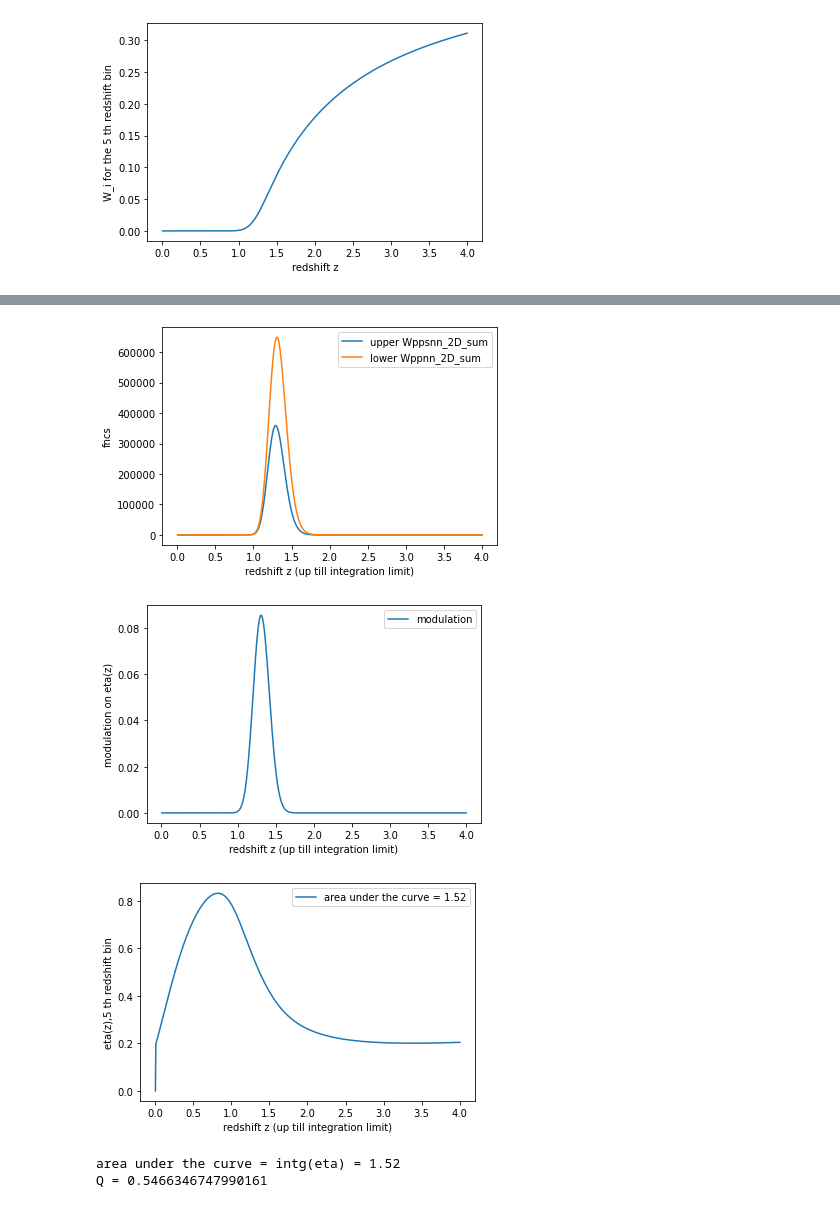
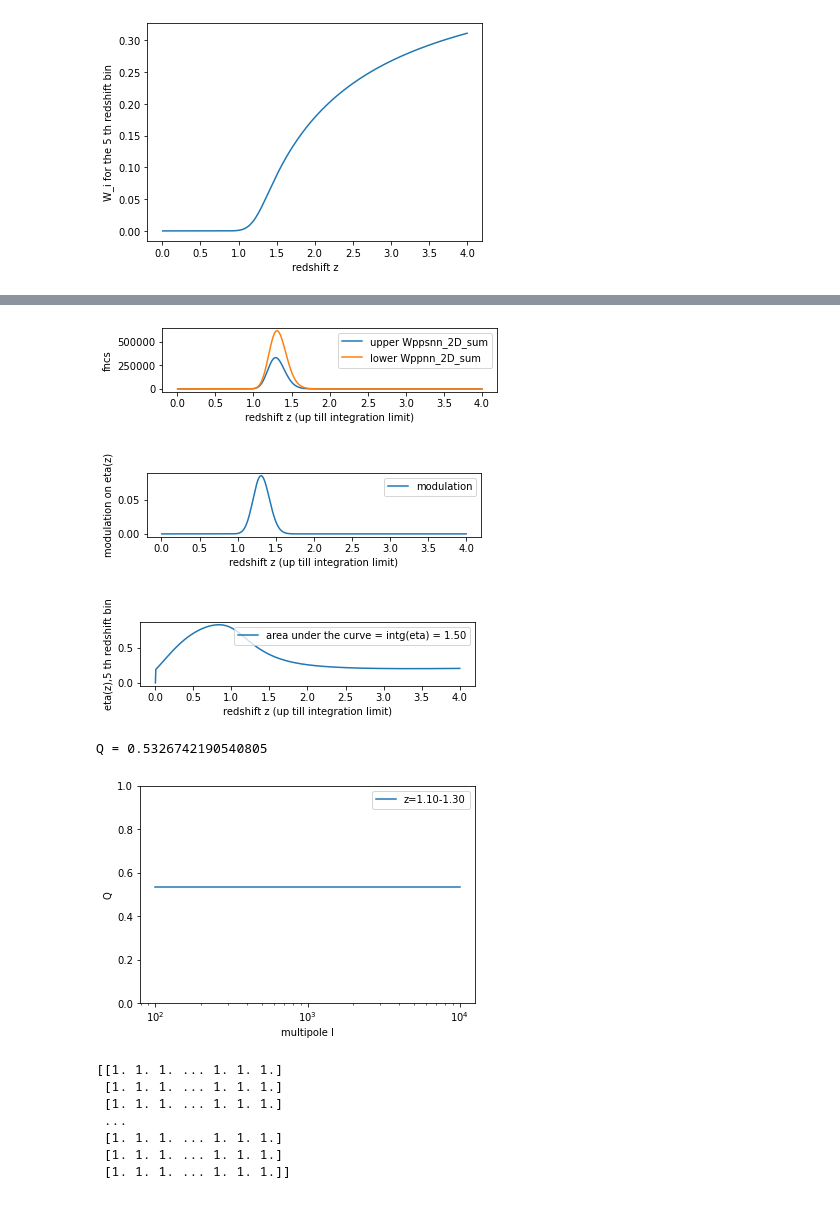
Before and after one commit to AZhou00/IA-Self-Calib, a Jupyter notebook: Q_function/Self_Calib_Q_v8 - Restructured.ipynb, the cells around one changed output, grey strips where cells are left out. Drawn from its saved outputs; the diff is of its cells as text; code cells hidden in the pictures.

```diff
--- a/Q_function/Self_Calib_Q_v8 - Restructured.ipynb
+++ b/Q_function/Self_Calib_Q_v8 - Restructured.ipynb
@@ -155,11 +155,11 @@ for z_index in range(len(z_list)):#[int(1.2*z_res)]
     Wppnn_2D = np.empty((len(z_list),len(z_i_list)),dtype='float64')
 
     for zGP_index in range(len(z_i_list)):
-        filterfunction = z_i_list-z_i_list[zGP_index] #filterfunction has entries 0 if zgP-zGP<0
+        filterfunction = z_i_list-z_i_list[zGP_index] #filterfunction has entries 0 if zgP-zGP>0
         filterfunction[filterfunction>0]=0
-        filterfunction=filterfunction != 0 #False for entries zgP-zGP<0
+        filterfunction=filterfunction != 0 #False for entries zgP-zGP>0
         #sum over the zgP variable. Left with "z_res*intg_zilb^ziub (p*S*n*n)@z=z_list[z_index]""
-        temp_vec = photozPDF[z_index]*n_p_i_bin_list[zGP_index]*n_p_i_bin_list
+        temp_vec = photozPDF[z_index]*n_i_list[zGP_index]*n_i_list
         psnn_zGP[zGP_index] = np.sum(temp_vec*filterfunction,dtype='float64')
         #sum over the zgP variable. Left with "z_res*intg_zilb^ziub (p*n*n)@z=z_list[z_index]""
         pnn_zGP[zGP_index] = np.sum(temp_vec,dtype='float64')
@@ -187,37 +187,70 @@ Wall time: 5.41 s
 # %%
+plt.subplot(3,1,1)
 plt.plot(z_list, ui,label='upper Wppsnn_2D_sum')
 plt.plot(z_list, li,label='lower Wppnn_2D_sum')
-
 plt.xlabel('redshift z (up till integration limit)')
 plt.ylabel('fncs')
 #plt.yscale('log')
 plt.legend()
 plt.show()
 
+plt.subplot(3,1,2)
 plt.plot(z_list, chi_list*W_i*n_p_i_list,label='modulation')
 plt.xlabel('redshift z (up till integration limit)')
 plt.ylabel('modulation on eta(z)')
 plt.legend()
 plt.show()
 
-plt.plot(z_list, eta_z,label='area under the curve = %1.2f'%(eta/z_res))
+plt.subplot(3,1,3)
+plt.plot(z_list, eta_z,label='area under the curve = intg(eta) = %1.2f'%(eta/z_res))
 plt.xlabel('redshift z (up till integration limit)')
 plt.ylabel('eta(z),%1i th redshift bin'%i)
 plt.legend()
 plt.show()
-print('area under the curve = intg(eta) = %1.2f'%(eta/z_res))
-
 
 #Q factor with delta_m = 1
 CiiGg = np.sum(chi_list*W_i*n_p_i_list)/z_res
 CiiGgS = np.sum(chi_list*W_i*n_p_i_list*eta_z)/z_res
-# CiiGg = np.sum(chi_list*W_i*n_z_all_list)/z_res
-# CiiGgS = np.sum(chi_list*W_i*n_z_all_list*eta_z)/z_res
 Q = CiiGgS/CiiGg
 print('Q =',Q)
 # %% [output]
-[figure, old version]
+[figure, new version]
-[figure, old version]
+[figure, new version]
-[figure, old version]
+[figure, new version]
-area under the curve = intg(eta) = 1.52
-Q = 0.5466346747990161
+Q = 0.5326742190540805
+# %%
+Del_l_list = np.logspace(2,4,num=20) #log scale from 10^2 to 10^4
+#Del_z_list should be set to =z_list
+Del_mg = np.ones((len(Del_l_list),len(z_list)))
+Q_list = np.empty(len(Del_l_list))
+l_index = 0
+for Del_l in Del_l_list:
+
+    #scipy.integrate.cumtrapz(y, x=None, dx=1.0, axis=-1, initial=None)
+    temp_vec = Del_l*chi_list*W_i*n_p_i_list
+    #print(temp_vec.shape,z_list.shape)
+    CiiGgS=np.trapz(temp_vec*eta_z, x=z_list)
+    CiiGg =np.trapz(temp_vec, x=z_list)
+    Q_list[l_index] = CiiGgS/CiiGg
+    l_index += 1
+
+plt.plot(Del_l_list, Q_list,label='z=%1.2f-%1.2f'%(z_lowerbound,z_upperbound))
+plt.xlabel('multipole l')
+plt.ylabel('Q')
+plt.ylim(0,1)
+plt.yticks(np.arange(0, 1.2, 0.2))
+plt.xscale('log')
+plt.legend()
+plt.show()
+# %% [output]
+[figure, added]
+# %%
+print(Del_mg)
+# %% [output]
+[[1. 1. 1. ... 1. 1. 1.]
+ [1. 1. 1. ... 1. 1. 1.]
+ [1. 1. 1. ... 1. 1. 1.]
+ ...
+ [1. 1. 1. ... 1. 1. 1.]
+ [1. 1. 1. ... 1. 1. 1.]
+ [1. 1. 1. ... 1. 1. 1.]]
```
Also changed, not shown: parts of 3 cells of this notebook, 1 other file.
